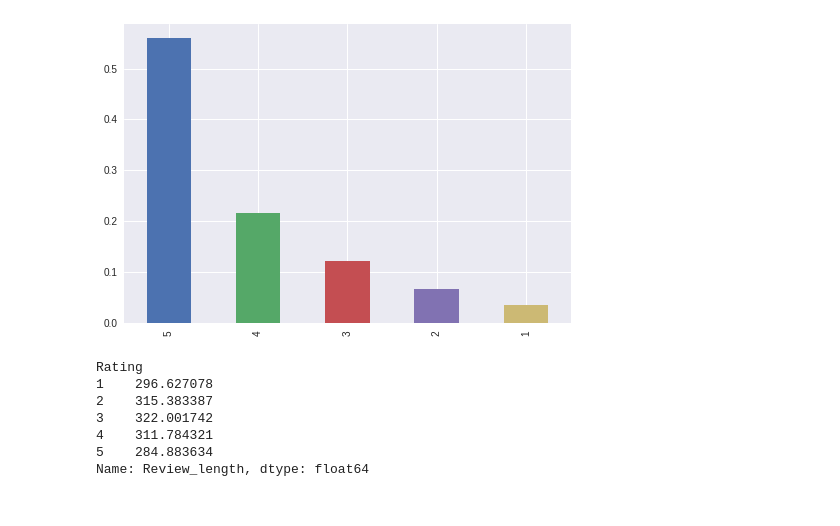
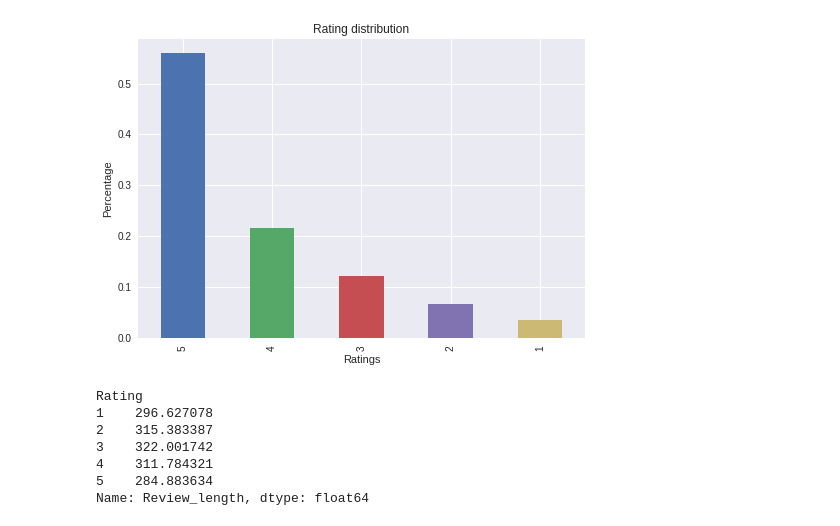
Before and after one commit to Yash12100/Data_science, a Jupyter notebook: Text_mining.ipynb, the cells around one changed output. Saved outputs shown, nothing was run; the diff lists cells and outputs as text; code cells hidden in the pictures.

```diff
--- a/Text_mining.ipynb
+++ b/Text_mining.ipynb
@@ -18,8 +25,10 @@ Index(['Clothing ID', 'Age', 'Title', 'Review Text', 'Rating',
 # %%
-train['Rating'].value_counts(normalize=True).plot.bar()
+train['Rating'].value_counts(normalize=True).plot.bar(title='Rating distribution')
+plt.xlabel('Ratings')
+plt.ylabel('Percentage')
 plt.show()
 # %% [output]
-[figure, old version]
+[figure, new version]
 # %%
 train['Review_length']=train['Review Text'].astype(str).apply(lambda x: len(x))
 review_rating=train.groupby(['Rating'])['Review_length'].mean()
```
Also changed, not shown: parts of 4 cells of this notebook.
